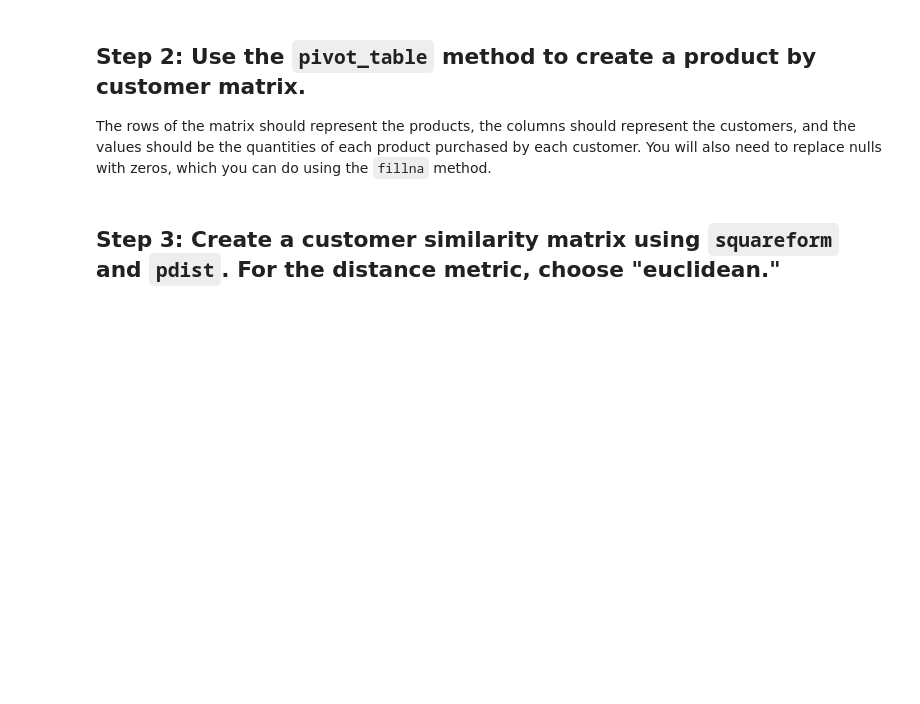
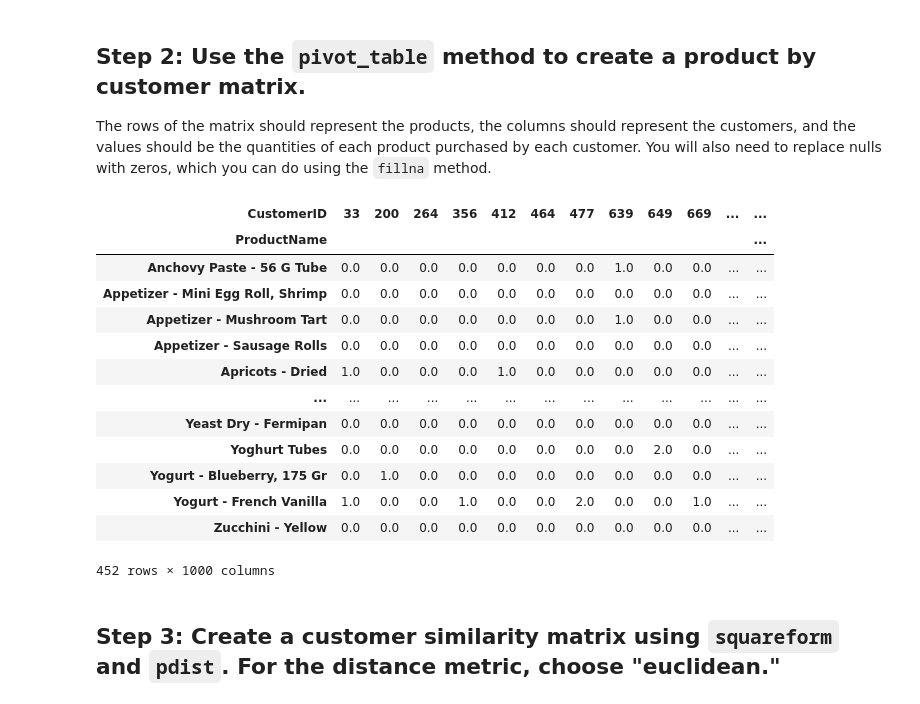
Before and after one commit to ironhack-datalabs/datamad1019, a Jupyter notebook: module-2/lab-intro-recommender-systems/your-code/main.ipynb, the cells around one changed output. Saved outputs shown, nothing was run; the diff lists cells and outputs as text; code cells hidden in the pictures; blank space fills up the shorter version.

```diff
--- a/module-2/lab-intro-recommender-systems/your-code/main.ipynb
+++ b/module-2/lab-intro-recommender-systems/your-code/main.ipynb
@@ -9,3 +10,3 @@ import pandas as pd
 from scipy.spatial.distance import pdist, squareform
 # %%
-data = pd.read_csv('./data/customer_product_sales.csv')
+data = pd.read_csv('../data/customer_product_sales.csv')
@@ -16,3 +23,6 @@ data = pd.read_csv('./data/customer_product_sales.csv')
 ## Step 1: Create a data frame that contains the total quantity of each product purchased by each customer.
 
 You will need to group by CustomerID and ProductName and then sum the Quantity field.
+# %%
+quantities = data.groupby(['CustomerID', 'ProductName']).agg({'Quantity' : 'sum'})
+quantities
@@ -20,5 +45,24 @@ You will need to group by CustomerID and ProductName and then sum the Quantity f
 ## Step 2: Use the `pivot_table` method to create a product by customer matrix.
 
 The rows of the matrix should represent the products, the columns should represent the customers, and the values should be the quantities of each product purchased by each customer. You will also need to replace nulls with zeros, which you can do using the `fillna` method.
+# %%
+table = pd.pivot_table(quantities, values='Quantity', index='ProductName', columns='CustomerID')
+table = table.fillna(0)
+table
+# %% [output]
+| CustomerID | 33 | 200 | 264 | 356 | 412 | 464 | 477 | 639 | 649 | 669 | ... | ... |
+| ProductName |  |  |  |  |  |  |  |  |  |  |  | ... |
+| Anchovy Paste - 56 G Tube | 0.0 | 0.0 | 0.0 | 0.0 | 0.0 | 0.0 | 0.0 | 1.0 | 0.0 | 0.0 | ... | ... |
+| Appetizer - Mini Egg Roll, Shrimp | 0.0 | 0.0 | 0.0 | 0.0 | 0.0 | 0.0 | 0.0 | 0.0 | 0.0 | 0.0 | ... | ... |
+| Appetizer - Mushroom Tart | 0.0 | 0.0 | 0.0 | 0.0 | 0.0 | 0.0 | 0.0 | 1.0 | 0.0 | 0.0 | ... | ... |
+| Appetizer - Sausage Rolls | 0.0 | 0.0 | 0.0 | 0.0 | 0.0 | 0.0 | 0.0 | 0.0 | 0.0 | 0.0 | ... | ... |
+| Apricots - Dried | 1.0 | 0.0 | 0.0 | 0.0 | 1.0 | 0.0 | 0.0 | 0.0 | 0.0 | 0.0 | ... | ... |
+| ... | ... | ... | ... | ... | ... | ... | ... | ... | ... | ... | ... | ... |
+| Yeast Dry - Fermipan | 0.0 | 0.0 | 0.0 | 0.0 | 0.0 | 0.0 | 0.0 | 0.0 | 0.0 | 0.0 | ... | ... |
+| Yoghurt Tubes | 0.0 | 0.0 | 0.0 | 0.0 | 0.0 | 0.0 | 0.0 | 0.0 | 2.0 | 0.0 | ... | ... |
+| Yogurt - Blueberry, 175 Gr | 0.0 | 1.0 | 0.0 | 0.0 | 0.0 | 0.0 | 0.0 | 0.0 | 0.0 | 0.0 | ... | ... |
+| Yogurt - French Vanilla | 1.0 | 0.0 | 0.0 | 1.0 | 0.0 | 0.0 | 2.0 | 0.0 | 0.0 | 1.0 | ... | ... |
+| Zucchini - Yellow | 0.0 | 0.0 | 0.0 | 0.0 | 0.0 | 0.0 | 0.0 | 0.0 | 0.0 | 0.0 | ... | ... |
+452 rows × 1000 columns
 # %% [markdown]
 ## Step 3: Create a customer similarity matrix using `squareform` and `pdist`. For the distance metric, choose "euclidean."
```
Also changed, not shown: parts of 14 cells of this notebook.
